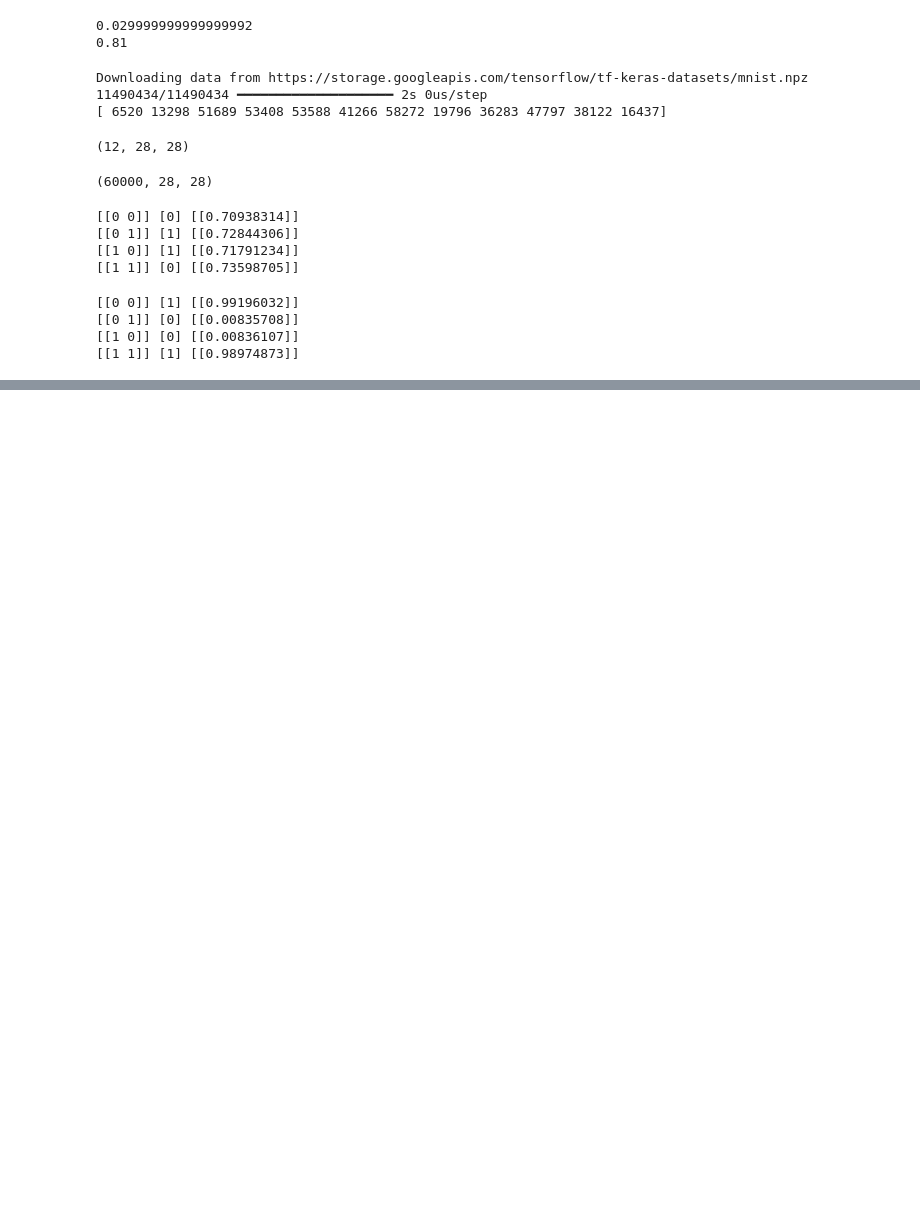
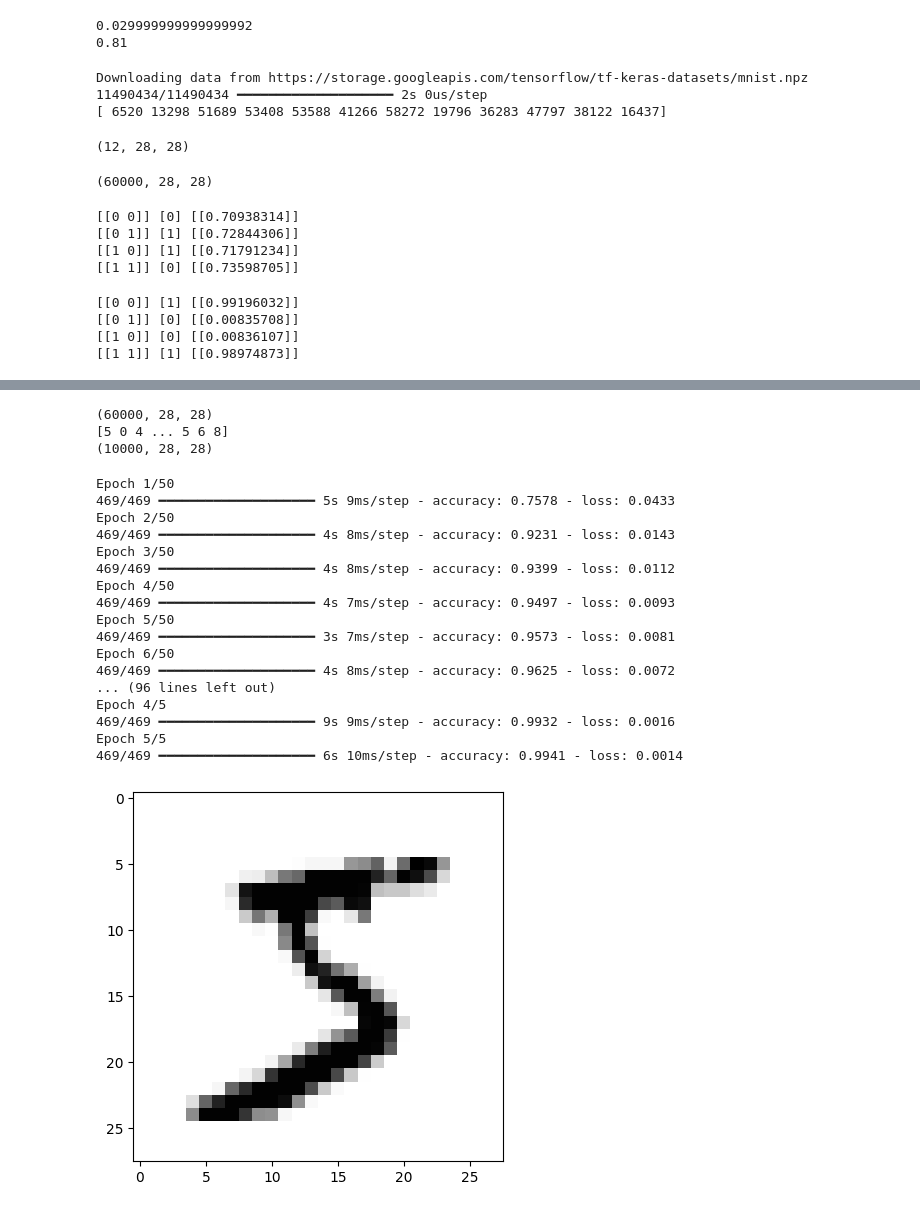
Before and after one commit to SuyongYang/MachineLearningPractice, a Jupyter notebook: PracticeDL.ipynb, the cells around one changed output, grey strips where cells are left out. Saved outputs shown, nothing was run; the diff lists cells and outputs as text; code cells hidden in the pictures; blank space fills up the shorter version.

Commit message:
disappointing image learning performance

```diff
--- a/PracticeDL.ipynb
+++ b/PracticeDL.ipynb
@@ -769,0 +806,61 @@ test()
+# %%
+import matplotlib.pyplot as plt
+import tensorflow as tf
+
+(train_images, train_labels), (test_images, test_labels)	= tf.keras.datasets.mnist.load_data()
+
+print(train_images.shape)
+
+print(train_labels)
+print(test_images.shape)
+
+plt.imshow(train_images[0], cmap="Greys")
+
+model = tf.keras.models.Sequential()
+
+model.add(tf.keras.layers.Dense(512, activation='relu', input_shape=(784,)))
+model.add(tf.keras.layers.Dropout(.2))
+model.add(tf.keras.layers.Dense(10, activation='sigmoid'))
+
+model.compile(optimizer='adam', loss='mse', metrics=['accuracy'])
+
+train_images = train_images.reshape((60000, 784))
+train_images = train_images.astype('float32') / 255.0
+
+test_images = test_images.reshape((10000, 784))
+test_images = test_images.astype('float32') / 255.0
+
+train_labels = tf.keras.utils.to_categorical(train_labels)
+test_labels = tf.keras.utils.to_categorical(test_labels)
+
+model.fit(train_images, train_labels, epochs=5, batch_size=128)
+
+test_loss, test_acc = model.evaluate(test_images, test_labels)
+print('테스트 정확도:', test_acc)
+
+history = model.fit(train_images, train_labels, epochs=5, batch_size=128)
+loss = history.history['loss']
+acc = history.history['accuracy']
+epochs = range(1, len(loss)+1)
+# %% [output]
+(60000, 28, 28)
+[5 0 4 ... 5 6 8]
+(10000, 28, 28)
+Epoch 1/50
+469/469 ━━━━━━━━━━━━━━━━━━━━ 5s 9ms/step - accuracy: 0.7578 - loss: 0.0433
+Epoch 2/50
+469/469 ━━━━━━━━━━━━━━━━━━━━ 4s 8ms/step - accuracy: 0.9231 - loss: 0.0143
+Epoch 3/50
+469/469 ━━━━━━━━━━━━━━━━━━━━ 4s 8ms/step - accuracy: 0.9399 - loss: 0.0112
+Epoch 4/50
+469/469 ━━━━━━━━━━━━━━━━━━━━ 4s 7ms/step - accuracy: 0.9497 - loss: 0.0093
+Epoch 5/50
+469/469 ━━━━━━━━━━━━━━━━━━━━ 3s 7ms/step - accuracy: 0.9573 - loss: 0.0081
+Epoch 6/50
+469/469 ━━━━━━━━━━━━━━━━━━━━ 4s 8ms/step - accuracy: 0.9625 - loss: 0.0072
+... (96 lines left out)
+Epoch 4/5
+469/469 ━━━━━━━━━━━━━━━━━━━━ 9s 9ms/step - accuracy: 0.9932 - loss: 0.0016
+Epoch 5/5
+469/469 ━━━━━━━━━━━━━━━━━━━━ 6s 10ms/step - accuracy: 0.9941 - loss: 0.0014
+[figure, added]
```
Also changed, not shown: parts of 9 cells of this notebook, 7 other files.
